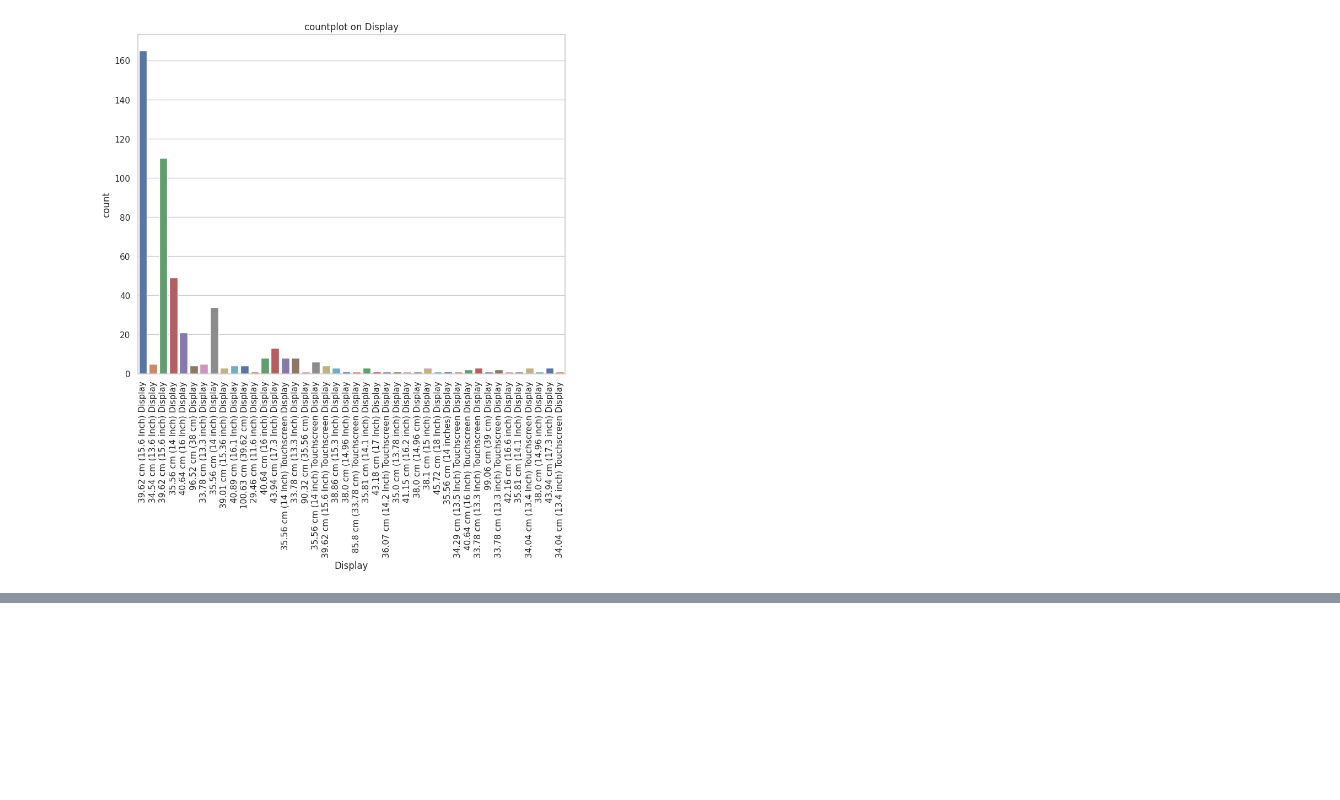
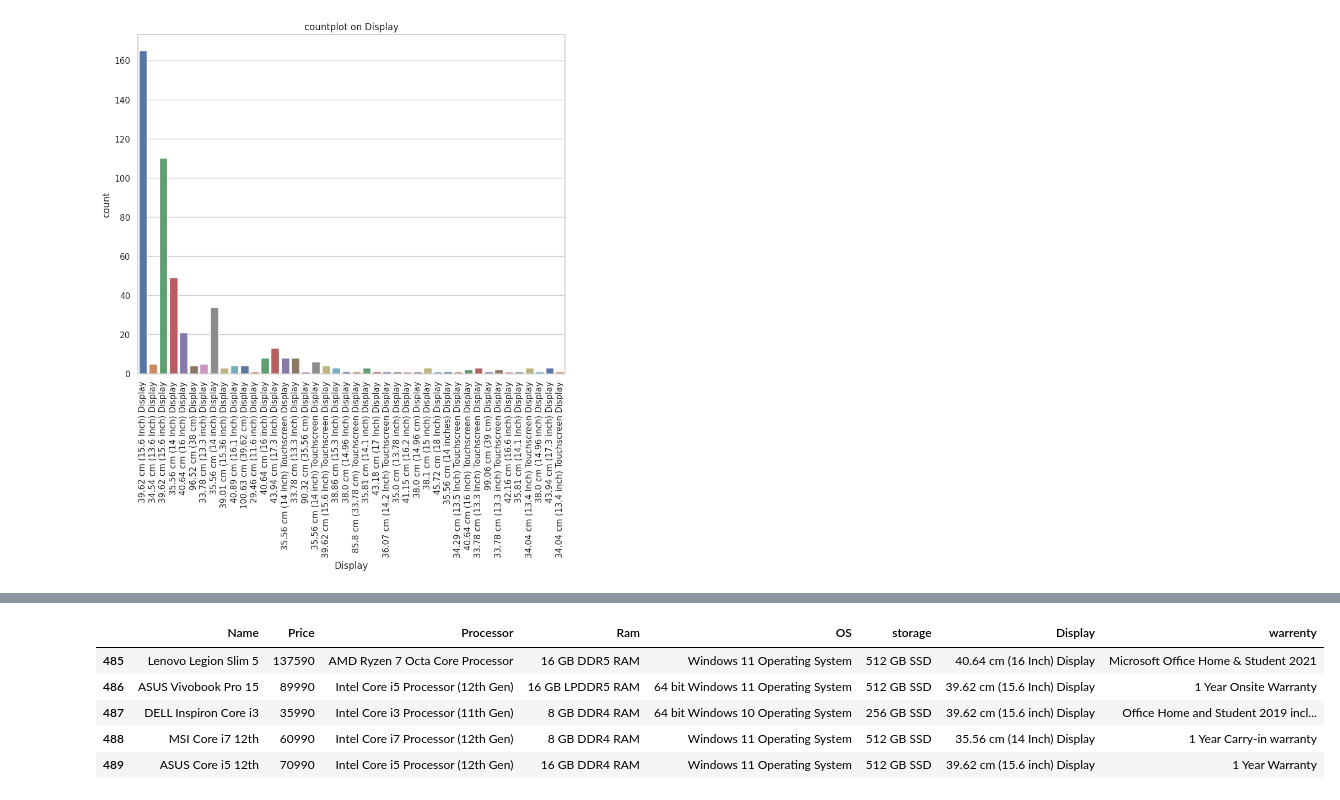
Before and after one commit to t95532/Innomatics, a Jupyter notebook: Innomatics.ipynb, the cells around one changed output, grey strips where cells are left out. Saved outputs shown, nothing was run; the diff lists cells and outputs as text; code cells hidden in the pictures; blank space fills up the shorter version.

```diff
--- a/Innomatics.ipynb
+++ b/Innomatics.ipynb
@@ -549,0 +558,9 @@ Text(0.5, 1.0, 'countplot on Display')
+# %%
+data.tail()
+# %% [output]
+|  | Name | Price | Processor | Ram | OS | storage | Display | warrenty |
+| 485 | Lenovo Legion Slim 5 | 137590 | AMD Ryzen 7 Octa Core Processor | 16 GB DDR5 RAM | Windows 11 Operating System | 512 GB SSD | 40.64 cm (16 Inch) Display | Microsoft Office Home & Student 2021 |
+| 486 | ASUS Vivobook Pro 15 | 89990 | Intel Core i5 Processor (12th Gen) | 16 GB LPDDR5 RAM | 64 bit Windows 11 Operating System | 512 GB SSD | 39.62 cm (15.6 Inch) Display | 1 Year Onsite Warranty |
+| 487 | DELL Inspiron Core i3 | 35990 | Intel Core i3 Processor (11th Gen) | 8 GB DDR4 RAM | 64 bit Windows 10 Operating System | 256 GB SSD | 39.62 cm (15.6 inch) Display | Office Home and Student 2019 incl... |
+| 488 | MSI Core i7 12th | 60990 | Intel Core i7 Processor (12th Gen) | 8 GB DDR4 RAM | Windows 11 Operating System | 512 GB SSD | 35.56 cm (14 Inch) Display | 1 Year Carry-in warranty |
+| 489 | ASUS Core i5 12th | 70990 | Intel Core i5 Processor (12th Gen) | 16 GB DDR4 RAM | Windows 11 Operating System | 512 GB SSD | 39.62 cm (15.6 inch) Display | 1 Year Warranty |
```
Also changed, not shown: parts of 6 cells of this notebook.
